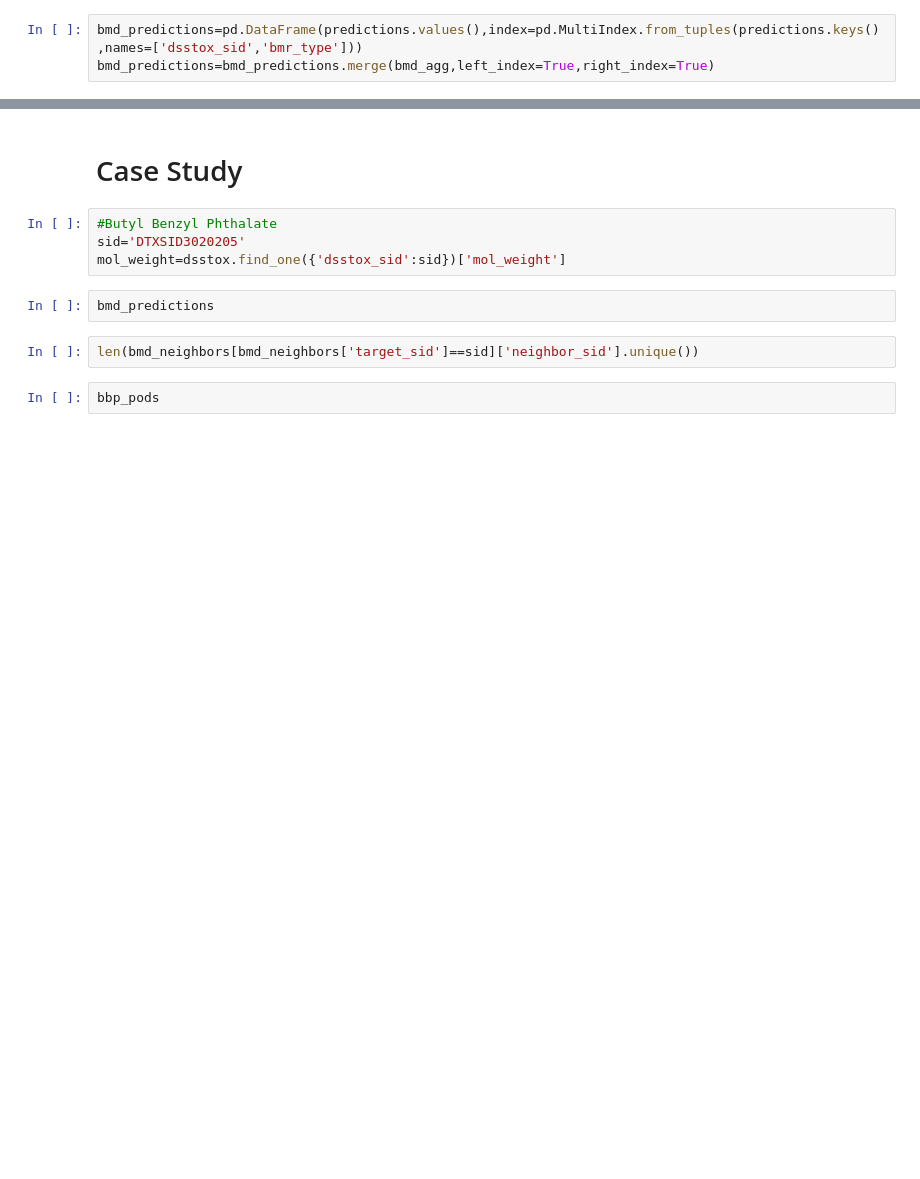
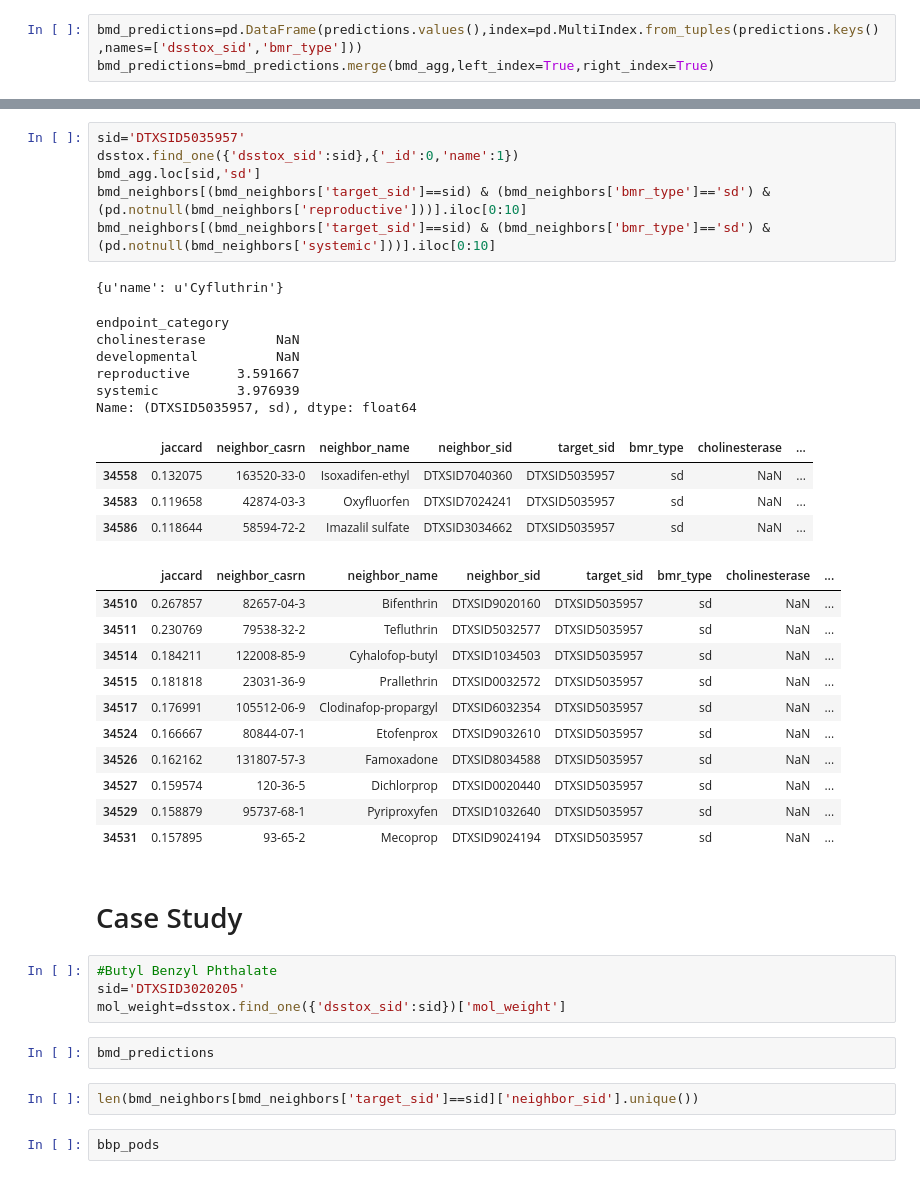
Before and after one commit to georgehelman/genra, a Jupyter notebook: notebooks/rax/rax-genra-toxref.ipynb, the cells around one changed output, grey strips where cells are left out. Cells and saved outputs as stored; diff of their text form; blank space fills up the shorter version.

```diff
--- a/notebooks/rax/rax-genra-toxref.ipynb
+++ b/notebooks/rax/rax-genra-toxref.ipynb
@@ -317,3 +725,32 @@ bmd_neighbors[(bmd_neighbors['target_sid']==sid) & (bmd_neighbors['bmr_type']=='
+# %%
+sid='DTXSID5035957'
+dsstox.find_one({'dsstox_sid':sid},{'_id':0,'name':1})
+bmd_agg.loc[sid,'sd']
+bmd_neighbors[(bmd_neighbors['target_sid']==sid) & (bmd_neighbors['bmr_type']=='sd') & (pd.notnull(bmd_neighbors['reproductive']))].iloc[0:10]
+bmd_neighbors[(bmd_neighbors['target_sid']==sid) & (bmd_neighbors['bmr_type']=='sd') & (pd.notnull(bmd_neighbors['systemic']))].iloc[0:10]
+# %% [output]
+{u'name': u'Cyfluthrin'}
+endpoint_category
+cholinesterase         NaN
+developmental          NaN
+reproductive      3.591667
+systemic          3.976939
+Name: (DTXSID5035957, sd), dtype: float64
+|  | jaccard | neighbor_casrn | neighbor_name | neighbor_sid | target_sid | bmr_type | cholinesterase | ... |
+| 34558 | 0.132075 | 163520-33-0 | Isoxadifen-ethyl | DTXSID7040360 | DTXSID5035957 | sd | NaN | ... |
+| 34583 | 0.119658 | 42874-03-3 | Oxyfluorfen | DTXSID7024241 | DTXSID5035957 | sd | NaN | ... |
+| 34586 | 0.118644 | 58594-72-2 | Imazalil sulfate | DTXSID3034662 | DTXSID5035957 | sd | NaN | ... |
+|  | jaccard | neighbor_casrn | neighbor_name | neighbor_sid | target_sid | bmr_type | cholinesterase | ... |
+| 34510 | 0.267857 | 82657-04-3 | Bifenthrin | DTXSID9020160 | DTXSID5035957 | sd | NaN | ... |
+| 34511 | 0.230769 | 79538-32-2 | Tefluthrin | DTXSID5032577 | DTXSID5035957 | sd | NaN | ... |
+| 34514 | 0.184211 | 122008-85-9 | Cyhalofop-butyl | DTXSID1034503 | DTXSID5035957 | sd | NaN | ... |
+| 34515 | 0.181818 | 23031-36-9 | Prallethrin | DTXSID0032572 | DTXSID5035957 | sd | NaN | ... |
+| 34517 | 0.176991 | 105512-06-9 | Clodinafop-propargyl | DTXSID6032354 | DTXSID5035957 | sd | NaN | ... |
+| 34524 | 0.166667 | 80844-07-1 | Etofenprox | DTXSID9032610 | DTXSID5035957 | sd | NaN | ... |
+| 34526 | 0.162162 | 131807-57-3 | Famoxadone | DTXSID8034588 | DTXSID5035957 | sd | NaN | ... |
+| 34527 | 0.159574 | 120-36-5 | Dichlorprop | DTXSID0020440 | DTXSID5035957 | sd | NaN | ... |
+| 34529 | 0.158879 | 95737-68-1 | Pyriproxyfen | DTXSID1032640 | DTXSID5035957 | sd | NaN | ... |
+| 34531 | 0.157895 | 93-65-2 | Mecoprop | DTXSID9024194 | DTXSID5035957 | sd | NaN | ... |
 # %% [markdown]
 <h1>Case Study</h1>
 # %%
```
Also changed, not shown: parts of 45 cells of this notebook.
